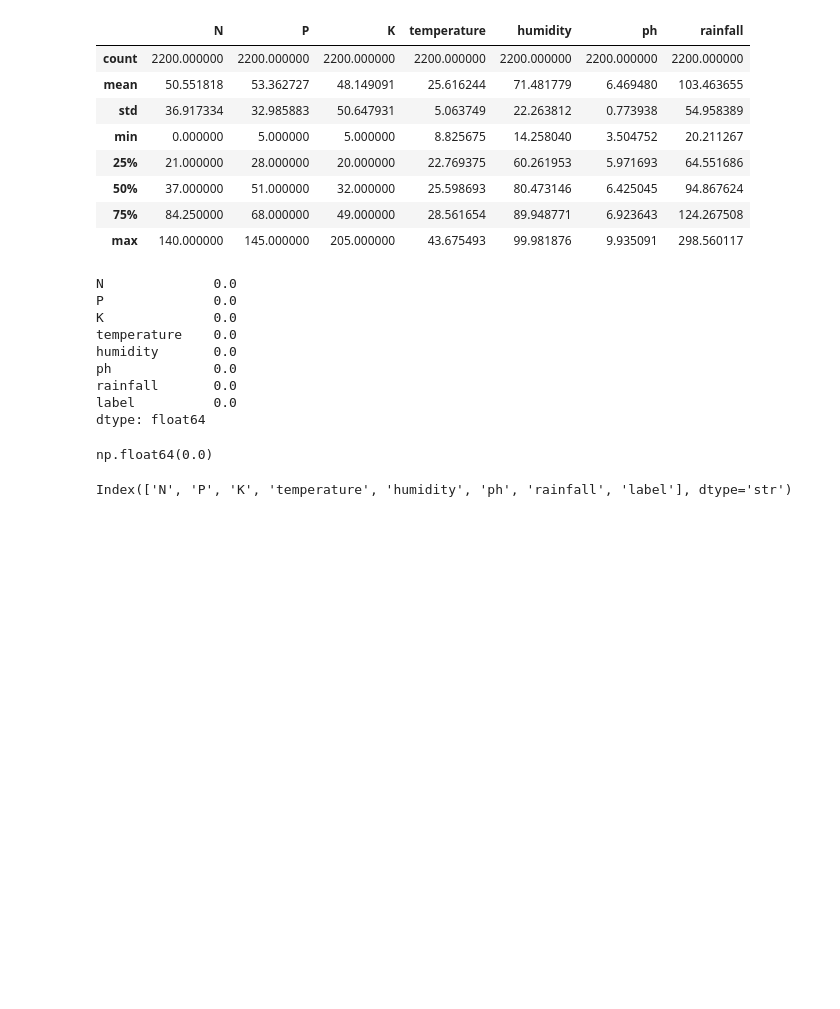
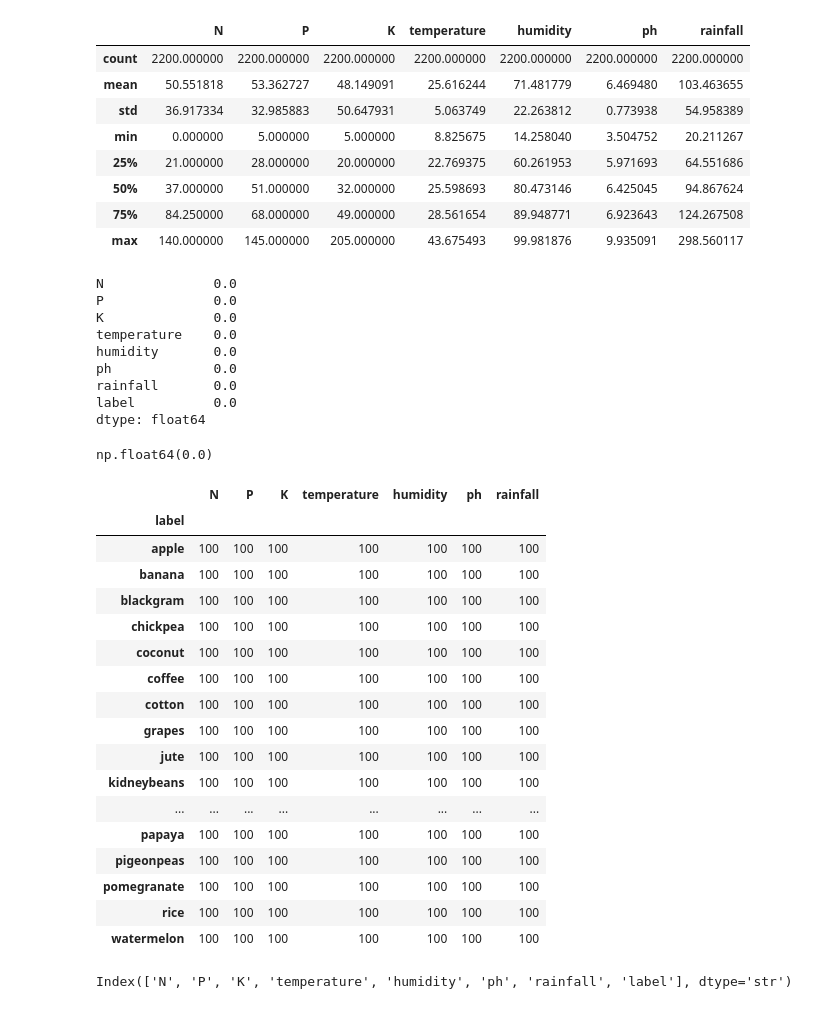
Before and after one commit to premraghuvanshi/Crop-prediction-system, a Jupyter notebook: Model/note_book/crop_recommendation.ipynb, the cells around one changed output. Saved outputs shown, nothing was run; the diff lists cells and outputs as text; code cells hidden in the pictures; blank space fills up the shorter version.

```diff
--- a/Model/note_book/crop_recommendation.ipynb
+++ b/Model/note_book/crop_recommendation.ipynb
@@ -72,6 +72,26 @@ df.duplicated().mean()*100
 np.float64(0.0)
 # %%
 df1 = df.groupby("label").count()
+df1
+# %% [output]
+|  | N | P | K | temperature | humidity | ph | rainfall |
+| label |  |  |  |  |  |  |  |
+| apple | 100 | 100 | 100 | 100 | 100 | 100 | 100 |
+| banana | 100 | 100 | 100 | 100 | 100 | 100 | 100 |
+| blackgram | 100 | 100 | 100 | 100 | 100 | 100 | 100 |
+| chickpea | 100 | 100 | 100 | 100 | 100 | 100 | 100 |
+| coconut | 100 | 100 | 100 | 100 | 100 | 100 | 100 |
+| coffee | 100 | 100 | 100 | 100 | 100 | 100 | 100 |
+| cotton | 100 | 100 | 100 | 100 | 100 | 100 | 100 |
+| grapes | 100 | 100 | 100 | 100 | 100 | 100 | 100 |
+| jute | 100 | 100 | 100 | 100 | 100 | 100 | 100 |
+| kidneybeans | 100 | 100 | 100 | 100 | 100 | 100 | 100 |
+| ... | ... | ... | ... | ... | ... | ... | ... |
+| papaya | 100 | 100 | 100 | 100 | 100 | 100 | 100 |
+| pigeonpeas | 100 | 100 | 100 | 100 | 100 | 100 | 100 |
+| pomegranate | 100 | 100 | 100 | 100 | 100 | 100 | 100 |
+| rice | 100 | 100 | 100 | 100 | 100 | 100 | 100 |
+| watermelon | 100 | 100 | 100 | 100 | 100 | 100 | 100 |
 # %%
 df.columns
 # %% [output]
```
Also changed, not shown: parts of 2 cells of this notebook.
